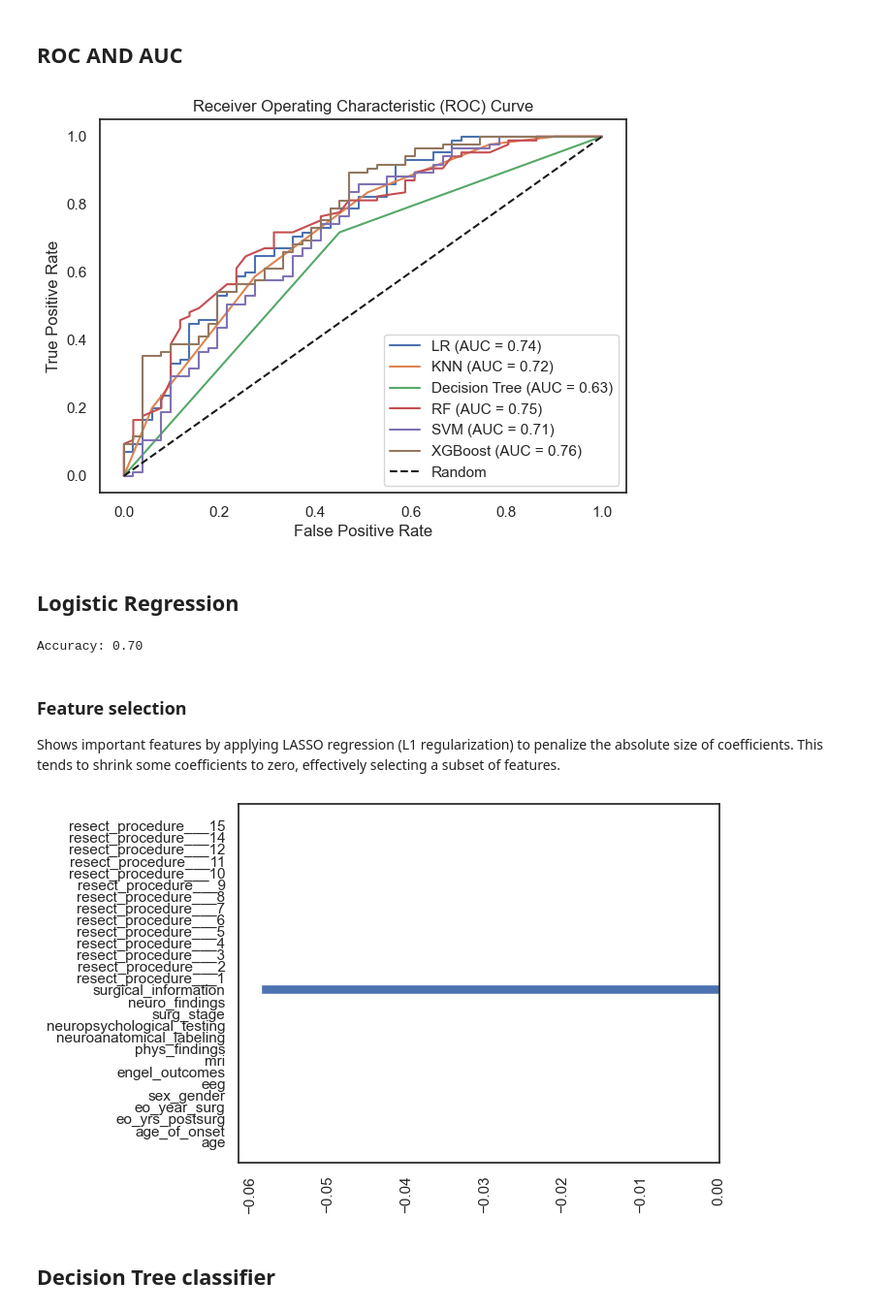
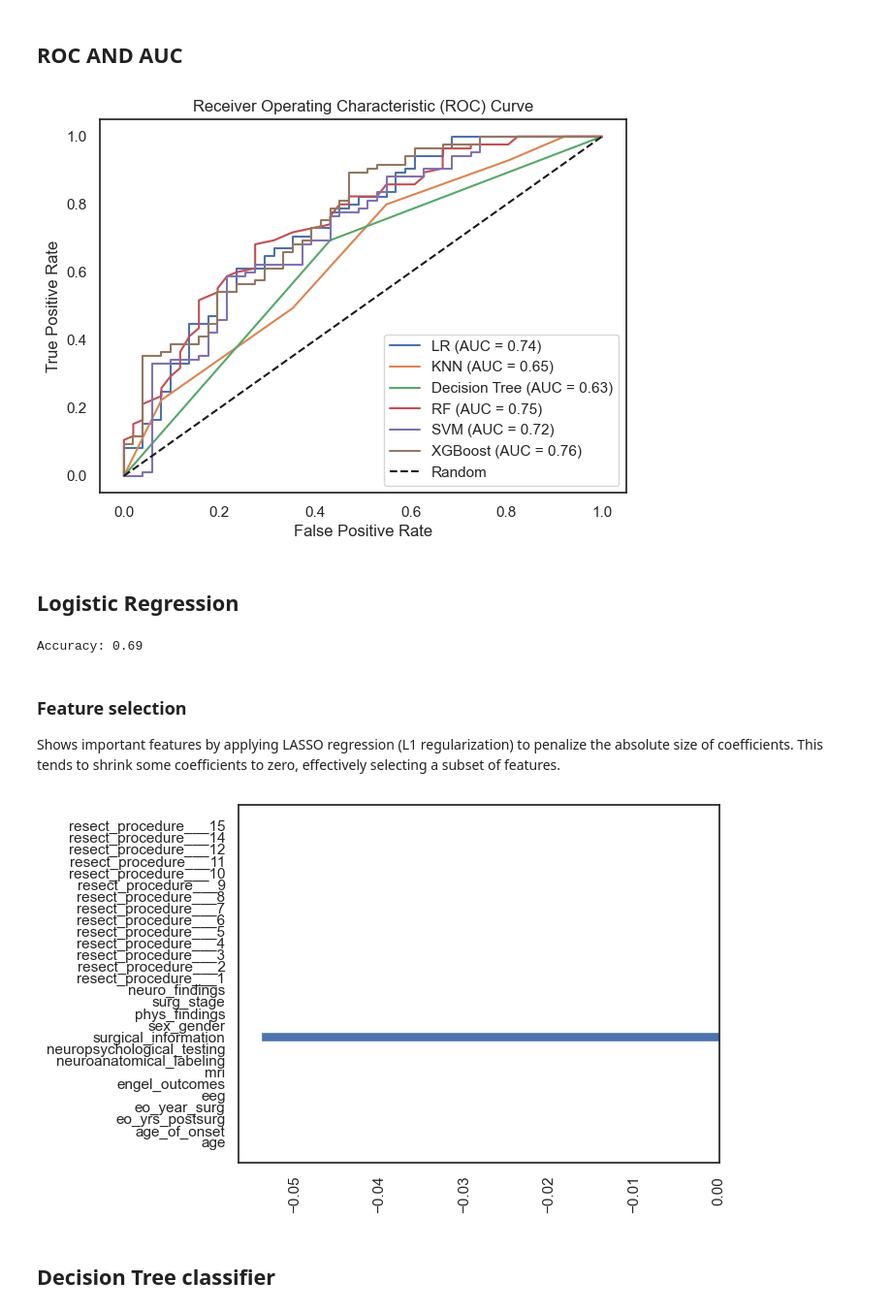
Before and after one commit to AmauryPelzer/Engel-outcome-prediction, a Jupyter notebook: notebooks/3. modeling/modeling.ipynb, the cells around one changed output. Shown: that part at 97% size. Drawn from its saved outputs; the diff is of its cells as text; code cells hidden in the pictures.

Commit message:
Scaled all continuous variables

```diff
--- a/notebooks/3. modeling/modeling.ipynb
+++ b/notebooks/3. modeling/modeling.ipynb
@@ -74,18 +74,25 @@ from sklearn.preprocessing import StandardScaler
 X_train.fillna(X_train.median(), inplace=True)
 X_test.fillna(X_train.median(), inplace=True)
 
+continuous_var = ["age", "age_of_onset", "eo_yrs_postsurg", "eo_year_surg",
+                  "eeg", "engel_outcomes", "mri", "neuroanatomical_labeling",
+                  "neuropsychological_testing", "surgical_information"]
+
+column_names = continuous_var + [col for col in X_train.columns if col not in continuous_var]
+
+# Create a transformer for scaling continuous variables
+continuous_transformer = StandardScaler()
+
+# Create a column transformer
 column_transformer = ColumnTransformer(
     transformers=[
-        ('age', StandardScaler(), ['age']),
-        ('age_of_onset', StandardScaler(), ['age_of_onset']),
-        ('eo_yrs_postsurg', StandardScaler(), ['eo_yrs_postsurg']),
-        ('eo_year_surg', StandardScaler(), ['eo_year_surg'])
-        # Add more transformers for other columns if needed
+        ('continuous', continuous_transformer, continuous_var),
     ],
     remainder='passthrough',  # Keep the columns not specified in transformers unchanged
     verbose_feature_names_out=False
 )
 
+# Fit and transform on training and testing data
 X_train_scaled = column_transformer.fit_transform(X_train)
 X_test_scaled = column_transformer.transform(X_test)
 # %% [markdown]
@@ -166,7 +168,7 @@ plt.title("Receiver Operating Characteristic (ROC) Curve")
 plt.legend(loc="lower right")
 plt.show()
 # %% [output]
-[figure, old version]
+[figure, new version]
 # %% [markdown]
 ## Logistic Regression
 # %%
@@ -186,7 +188,7 @@ y_pred = lr.predict(X_test_scaled)
 accuracy = accuracy_score(y_test, y_pred)
 print(f"Accuracy: {accuracy:.2f}")
 # %% [output]
-Accuracy: 0.70
+Accuracy: 0.69
 # %% [markdown]
 ### Feature selection
 
@@ -194,23 +196,21 @@ Shows important features by applying LASSO regression (L1 regularization) to pen
 # %%
 from sklearn.linear_model import Lasso
 import numpy as np
 import matplotlib.pyplot as plt
-
-column_names = ["age", "age_of_onset", "eo_yrs_postsurg", "eo_year_surg"] + [col for col in X_train.columns if col not in ["age", "age_of_onset", "eo_yrs_postsurg", "eo_year_surg"]]
 
 lasso = Lasso(alpha=0.1)
 lasso_coef = lasso.fit(X_train_scaled, y_train).coef_
 
 # Filter out columns with coefficient equal to 0
 nonzero_coef_indices = np.where(lasso_coef != 0)[0]
 nonzero_names = [column_names[i] for i in nonzero_coef_indices]  # Use a list comprehension to get the names
 nonzero_coef = lasso_coef[nonzero_coef_indices]
 
 plt.barh(column_names, lasso_coef)
 plt.xticks(rotation=90)
 plt.show()
 # %% [output]
-[figure, old version]
+[figure, new version]
 # %% [markdown]
 ## Decision Tree classifier
 # %%
```
Also changed, not shown: parts of 8 cells of this notebook.
